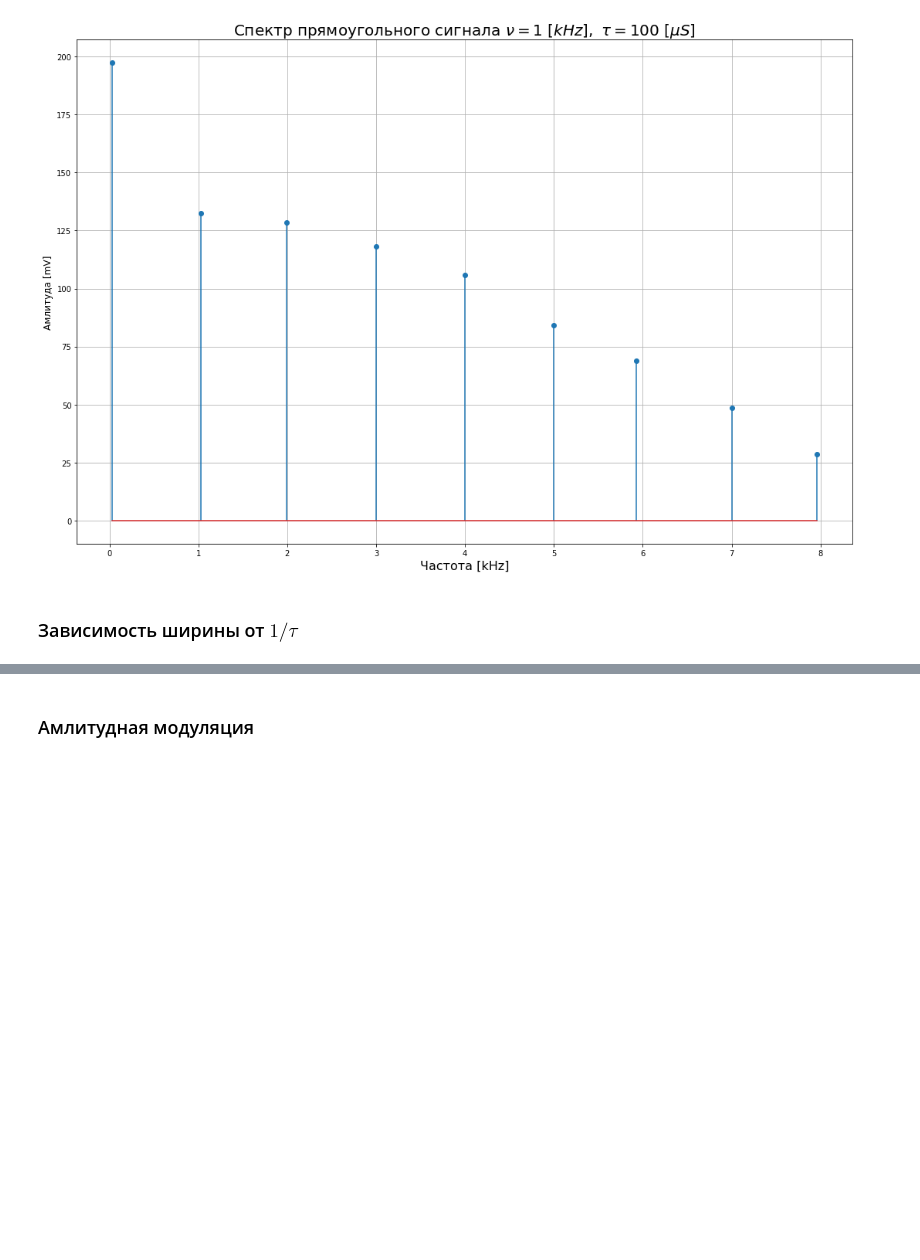
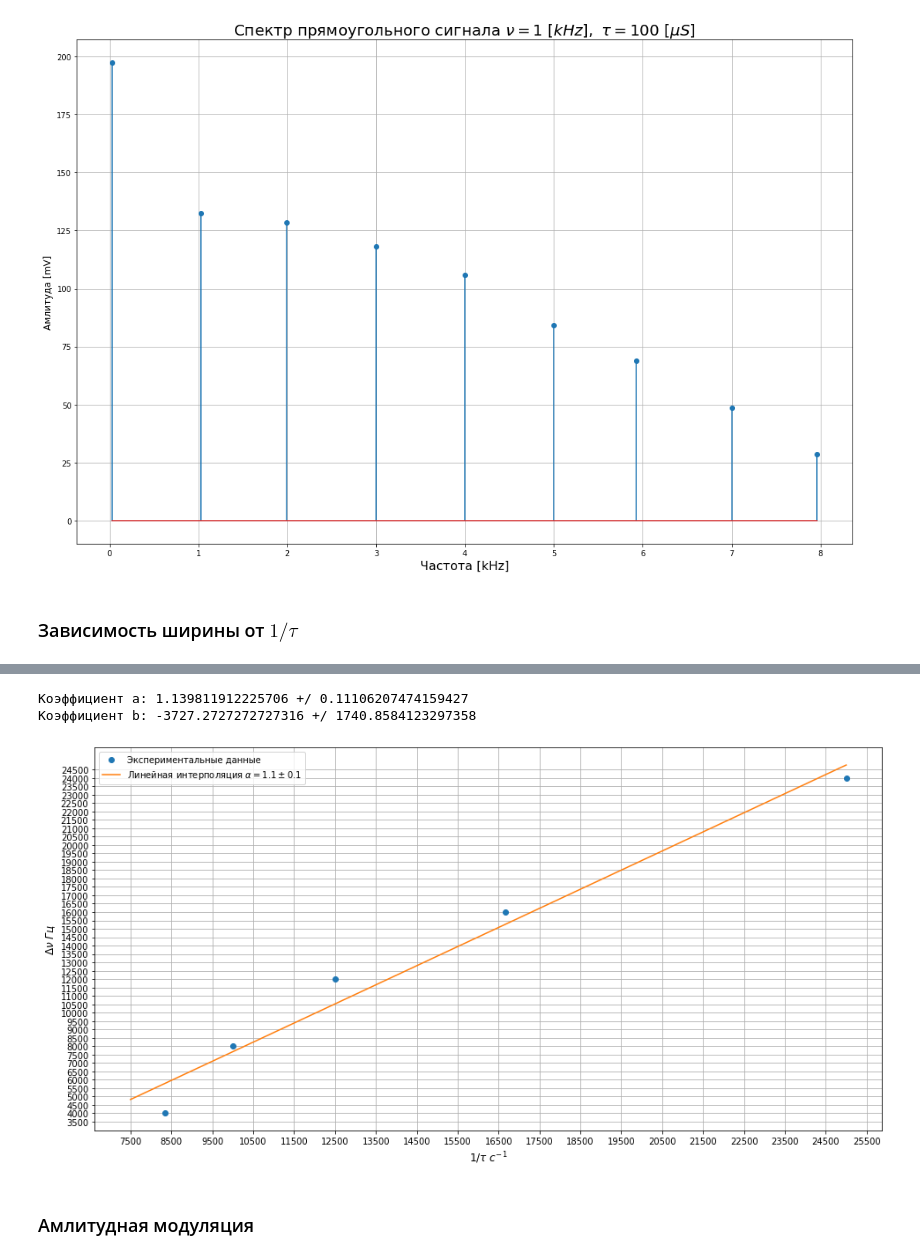
Before and after one commit to ShmakovVladimir/Labs, a Jupyter notebook: Электричество и Магнетизм/harmonicAnalys/main.ipynb, the cells around one changed output, grey strips where cells are left out. Saved outputs shown, nothing was run; the diff lists cells and outputs as text; code cells hidden in the pictures; blank space fills up the shorter version.

```diff
--- a/Электричество и Магнетизм/harmonicAnalys/main.ipynb
+++ b/Электричество и Магнетизм/harmonicAnalys/main.ipynb
@@ -59,6 +61,30 @@ plt.show()
 # %%
-data_deltaNu_tau = pd.DataFrame({'tau': [40+i*20 for i in range(5)],
-                                 'deltaNu [kHz]': [24,16,12,8,4]})
+data_deltaNu_tau = pd.DataFrame({'tau': np.array([40+i*20 for i in range(5)])*np.power(0.1,6),
+                                 'deltaNu': np.array([24,16,12,8,4])*np.power(10,3)})
+MNK_deltaNu_tau = linregress(1/data_deltaNu_tau.tau,data_deltaNu_tau.deltaNu)
+print("Коэффициент a: "+str(MNK_deltaNu_tau.slope)+ " +/ "+str(MNK_deltaNu_tau.stderr))
+print("Коэффициент b: "+str(MNK_deltaNu_tau.intercept)+ " +/ "+str(MNK_deltaNu_tau.intercept_stderr))
+# %% [output]
+Коэффициент a: 1.139811912225706 +/ 0.11106207474159427
+Коэффициент b: -3727.2727272727316 +/ 1740.8584123297358
+# %%
+xLine = np.linspace(7500,25000,10000)
+yLine = MNK_deltaNu_tau.slope*xLine+MNK_deltaNu_tau.intercept
+# %%
+fig, ax = plt.subplots(figsize = (16,8))
+
+
+plt.plot(1/data_deltaNu_tau.tau,data_deltaNu_tau.deltaNu,'o',label = 'Экспериментальные данные')
+plt.plot(xLine,yLine,label = r'Линейная интерполяция $ \alpha = '+str(round(MNK_deltaNu_tau.slope,1))+" \pm "+str(round(MNK_deltaNu_tau.stderr,1))+"$")
+plt.xlabel(r'$1/\tau \ с^{-1}$',fontsize = 12)
+plt.ylabel(r'$\Delta \nu \ Гц $',fontsize = 12)
+plt.grid()
+plt.xticks(np.arange(7500,26000,1000))
+plt.yticks(np.arange(3500,25000,500))
+plt.legend()
+plt.show()
+# %% [output]
+[figure, added]
 # %% [markdown]
 ### Амлитудная модуляция
 # %%
```
Also changed, not shown: parts of 5 cells of this notebook, 17 other files.
